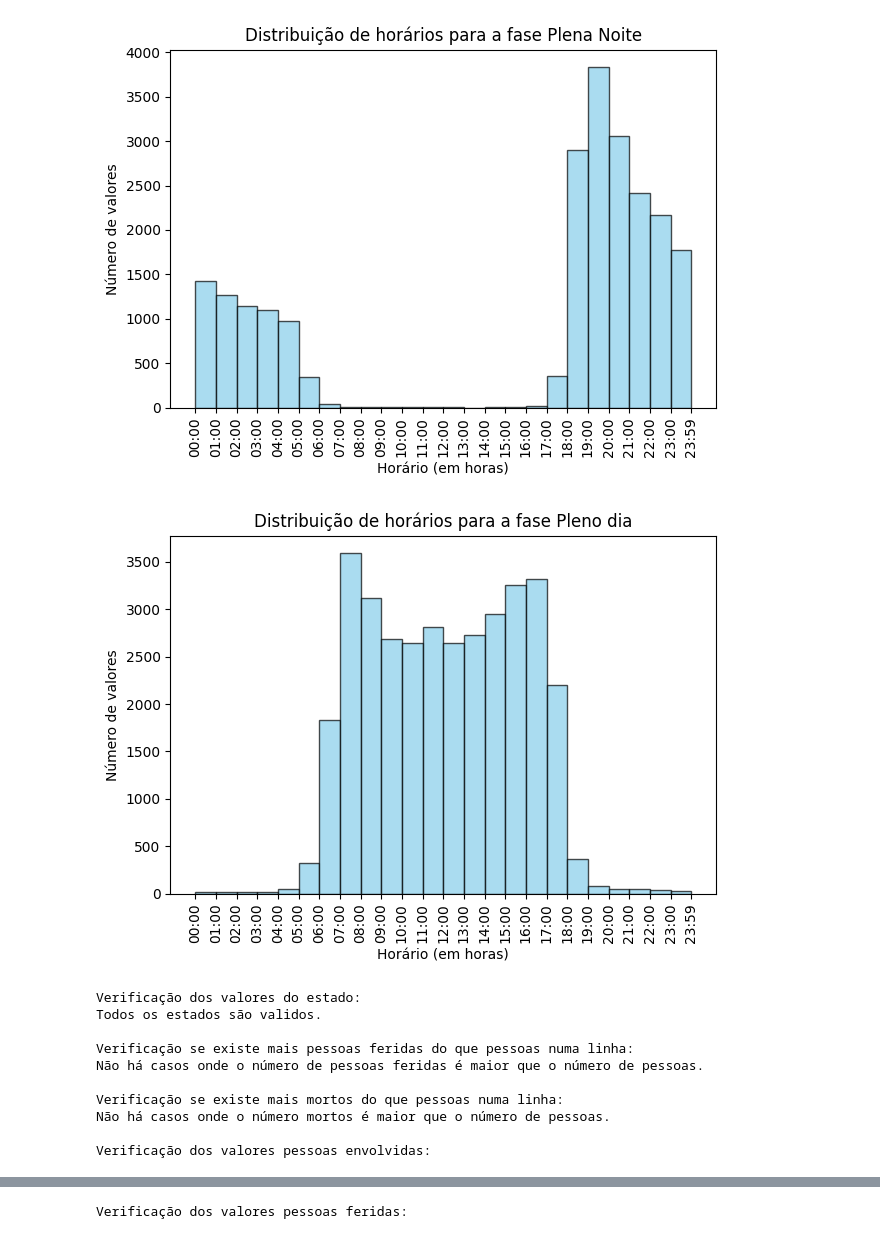
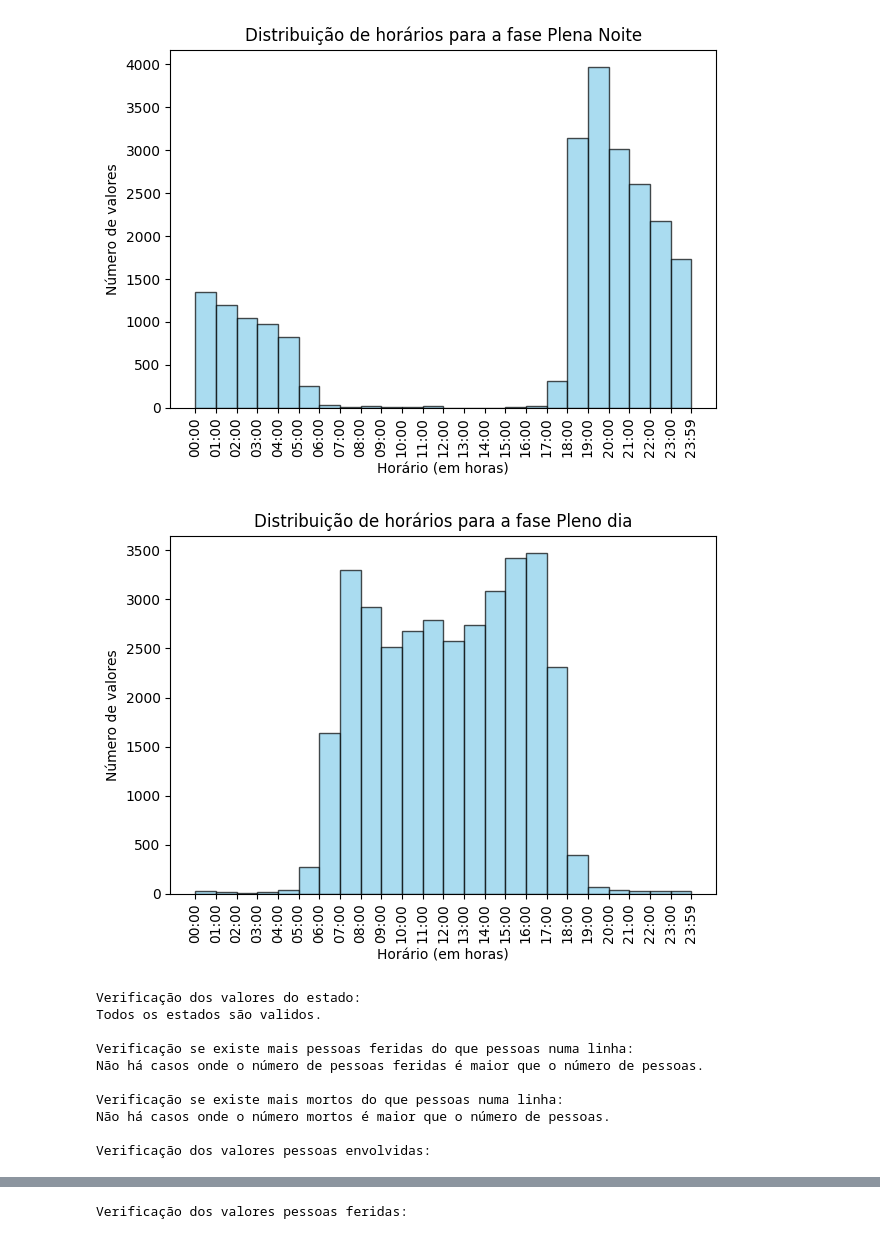
Before and after one commit to gustavokf2003/Processo-ETL, a Jupyter notebook: Análise.ipynb, the cells around one changed output, grey strips where cells are left out. Saved outputs shown, nothing was run; the diff lists cells and outputs as text; code cells hidden in the pictures.

```diff
--- a/Análise.ipynb
+++ b/Análise.ipynb
@@ -8,8 +8,10 @@ from pyUFbr.baseuf import ufbr
 df_2024 = pd.read_csv('dados/resultado_2024.csv', delimiter=',', encoding='utf-8')
 df_2023 = pd.read_csv('dados/resultado_2023.csv', delimiter=',', encoding='utf-8')
 df_2022 = pd.read_csv('dados/resultado_2022.csv', delimiter=',', encoding='utf-8')
+df_2021 = pd.read_csv('dados/resultado_2021.csv', delimiter=',', encoding='utf-8')
+df_2020 = pd.read_csv('dados/resultado_2020.csv', delimiter=',', encoding='utf-8')
 # %%
-dfs = [(2022, df_2022), (2023, df_2023), (2024, df_2024)]
+dfs = [(2020, df_2020),(2021, df_2021),(2022, df_2022), (2023, df_2023), (2024, df_2024)]
 
 for ano, df in dfs:
 
@@ -222,5 +224,5 @@ Verificação dos valores fase do dia:
-[figure, old version]
+[figure, new version]
-[figure, old version]
+[figure, new version]
 Verificação dos valores do estado:
 Todos os estados são validos.
 
```
Also changed, not shown: parts of 2 cells of this notebook, 2 other files.
